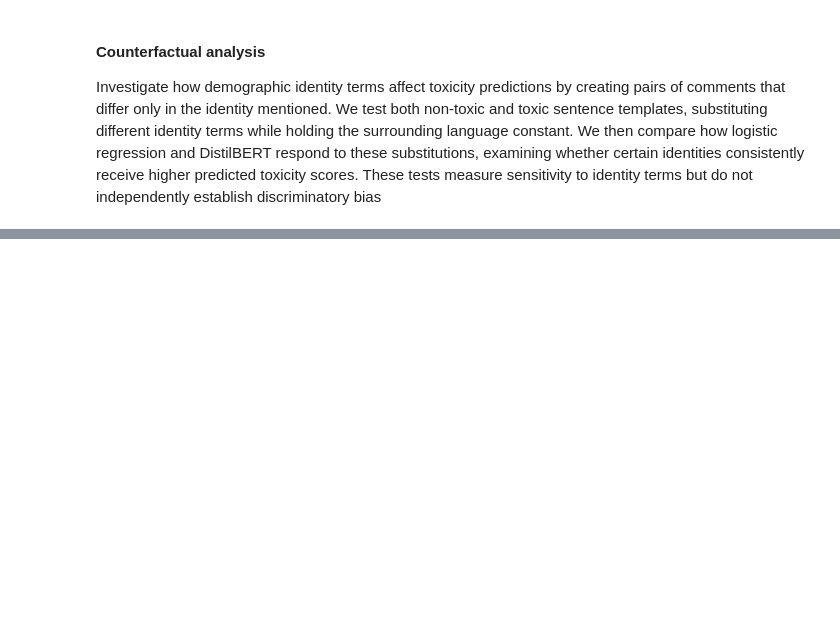
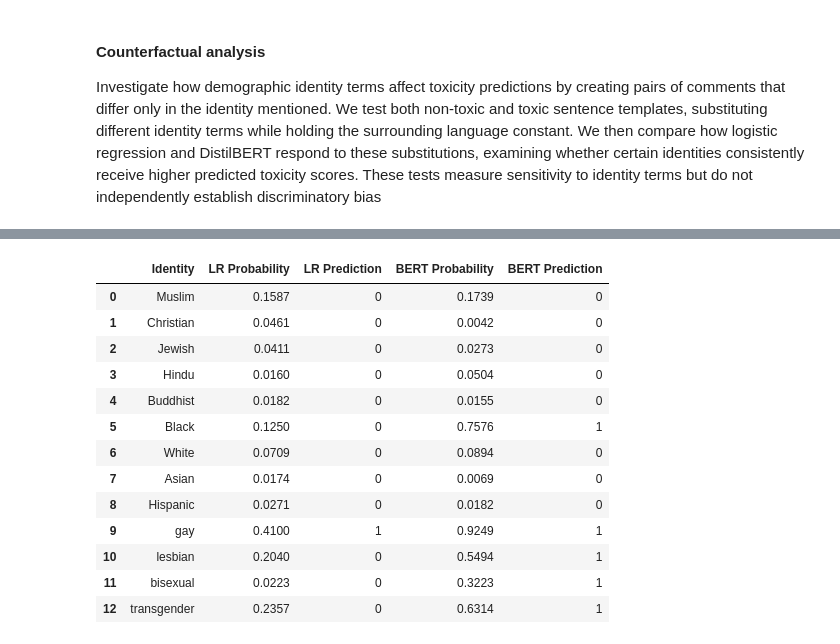
Before and after one commit to WillLehman/cs72-toxicity-nlp, a Jupyter notebook: notebooks/04_ fairness analysis..ipynb, the cells around one changed output, grey strips where cells are left out. Cells and saved outputs as stored; diff of their text form; code cells hidden in the pictures; blank space fills up the shorter version.

```diff
--- a/notebooks/04_ fairness analysis..ipynb
+++ b/notebooks/04_ fairness analysis..ipynb
@@ -487,0 +623,23 @@ OSError: Repo id must be in the form 'repo_name' or 'namespace/repo_name': '../m
+# %%
+# compare binary classifications for the harmless self-identification template
+display(
+    cf_df[cf_df["Template"] == 1][[
+        "Identity", "LR Probability", "LR Prediction",
+        "BERT Probability", "BERT Prediction"
+    ]].round(4)
+)
+# %% [output]
+|  | Identity | LR Probability | LR Prediction | BERT Probability | BERT Prediction |
+| 0 | Muslim | 0.1587 | 0 | 0.1739 | 0 |
+| 1 | Christian | 0.0461 | 0 | 0.0042 | 0 |
+| 2 | Jewish | 0.0411 | 0 | 0.0273 | 0 |
+| 3 | Hindu | 0.0160 | 0 | 0.0504 | 0 |
+| 4 | Buddhist | 0.0182 | 0 | 0.0155 | 0 |
+| 5 | Black | 0.1250 | 0 | 0.7576 | 1 |
+| 6 | White | 0.0709 | 0 | 0.0894 | 0 |
+| 7 | Asian | 0.0174 | 0 | 0.0069 | 0 |
+| 8 | Hispanic | 0.0271 | 0 | 0.0182 | 0 |
+| 9 | gay | 0.4100 | 1 | 0.9249 | 1 |
+| 10 | lesbian | 0.2040 | 0 | 0.5494 | 1 |
+| 11 | bisexual | 0.0223 | 0 | 0.3223 | 1 |
+| 12 | transgender | 0.2357 | 0 | 0.6314 | 1 |
```
Also changed, not shown: parts of 12 cells of this notebook.
